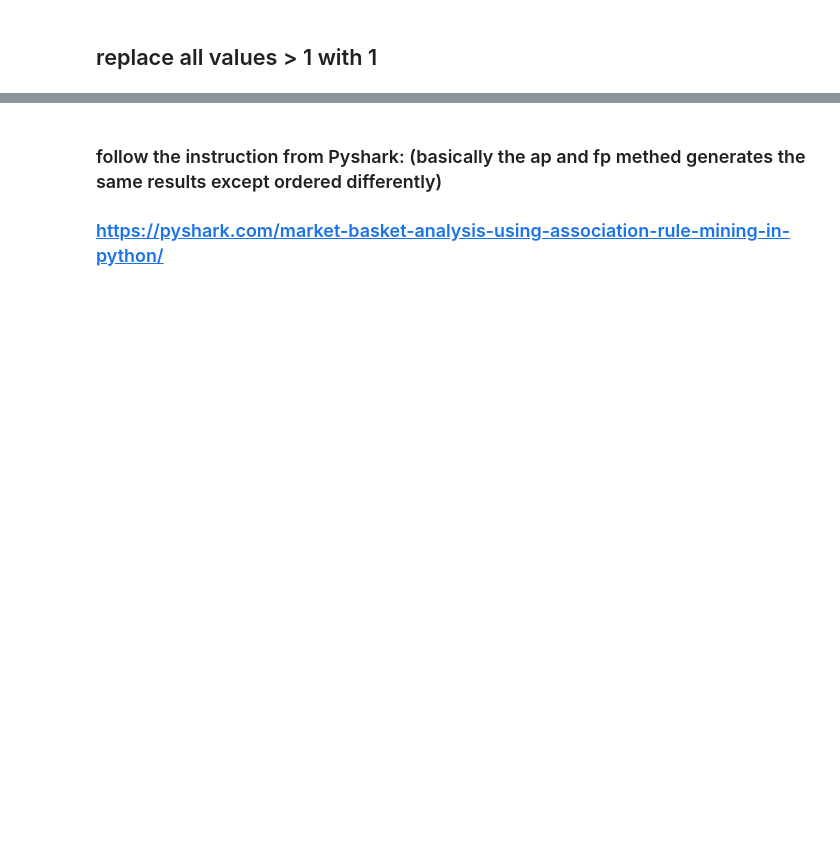
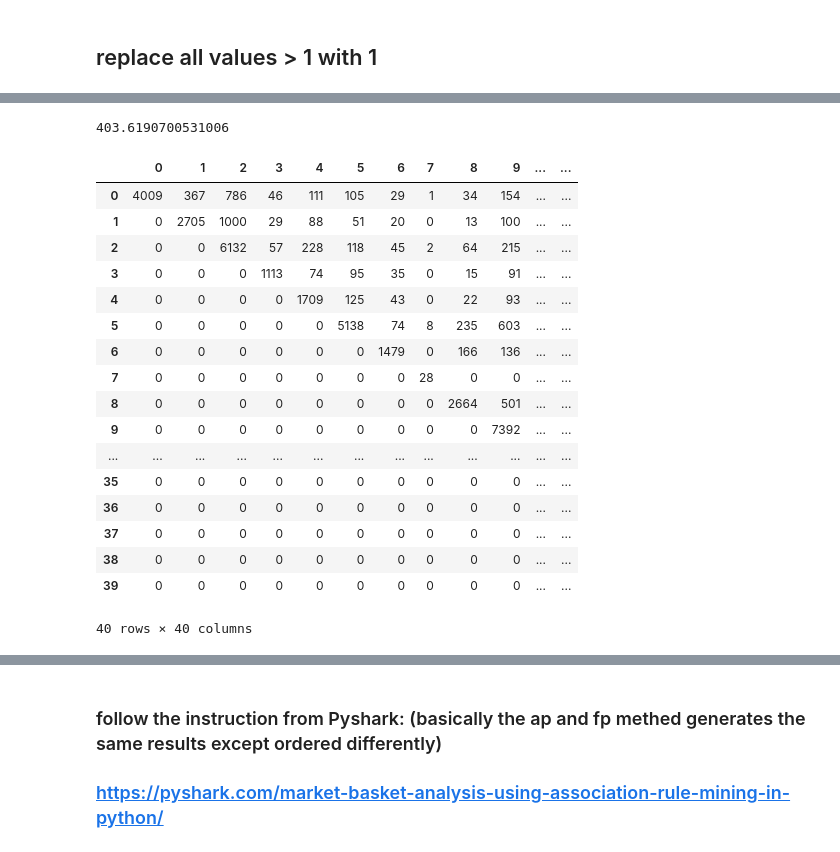
Before and after one commit to Shijia-Huang/NLP_Analysis_of_Automotive_Customer_Reviews, a Jupyter notebook: Pyshark_lift.ipynb, the cells around one changed output, grey strips where cells are left out. Drawn from its saved outputs; the diff is of its cells as text; code cells hidden in the pictures; blank space fills up the shorter version.

```diff
--- a/Pyshark_lift.ipynb
+++ b/Pyshark_lift.ipynb
@@ -87,0 +197,32 @@ data_condensed.describe()
+# %%
+t1 = time.time()
+for i in range(len(data_condensed)):
+    for y in range(40):
+        for k in range(40 - y):
+            if data_condensed.iloc[i,y] == 1 and data_condensed.iloc[i,y+k] == 1:
+                count.iloc[y,y+k] += 1
+t2 = time.time()
+print(t2 - t1)
+# %% [output]
+403.6190700531006
+# %%
+count ## upper triangular matrix
+# %% [output]
+|  | 0 | 1 | 2 | 3 | 4 | 5 | 6 | 7 | 8 | 9 | ... | ... |
+| 0 | 4009 | 367 | 786 | 46 | 111 | 105 | 29 | 1 | 34 | 154 | ... | ... |
+| 1 | 0 | 2705 | 1000 | 29 | 88 | 51 | 20 | 0 | 13 | 100 | ... | ... |
+| 2 | 0 | 0 | 6132 | 57 | 228 | 118 | 45 | 2 | 64 | 215 | ... | ... |
+| 3 | 0 | 0 | 0 | 1113 | 74 | 95 | 35 | 0 | 15 | 91 | ... | ... |
+| 4 | 0 | 0 | 0 | 0 | 1709 | 125 | 43 | 0 | 22 | 93 | ... | ... |
+| 5 | 0 | 0 | 0 | 0 | 0 | 5138 | 74 | 8 | 235 | 603 | ... | ... |
+| 6 | 0 | 0 | 0 | 0 | 0 | 0 | 1479 | 0 | 166 | 136 | ... | ... |
+| 7 | 0 | 0 | 0 | 0 | 0 | 0 | 0 | 28 | 0 | 0 | ... | ... |
+| 8 | 0 | 0 | 0 | 0 | 0 | 0 | 0 | 0 | 2664 | 501 | ... | ... |
+| 9 | 0 | 0 | 0 | 0 | 0 | 0 | 0 | 0 | 0 | 7392 | ... | ... |
+| ... | ... | ... | ... | ... | ... | ... | ... | ... | ... | ... | ... | ... |
+| 35 | 0 | 0 | 0 | 0 | 0 | 0 | 0 | 0 | 0 | 0 | ... | ... |
+| 36 | 0 | 0 | 0 | 0 | 0 | 0 | 0 | 0 | 0 | 0 | ... | ... |
+| 37 | 0 | 0 | 0 | 0 | 0 | 0 | 0 | 0 | 0 | 0 | ... | ... |
+| 38 | 0 | 0 | 0 | 0 | 0 | 0 | 0 | 0 | 0 | 0 | ... | ... |
+| 39 | 0 | 0 | 0 | 0 | 0 | 0 | 0 | 0 | 0 | 0 | ... | ... |
+40 rows × 40 columns
```
Also changed, not shown: parts of 22 cells of this notebook, 5 other files.
